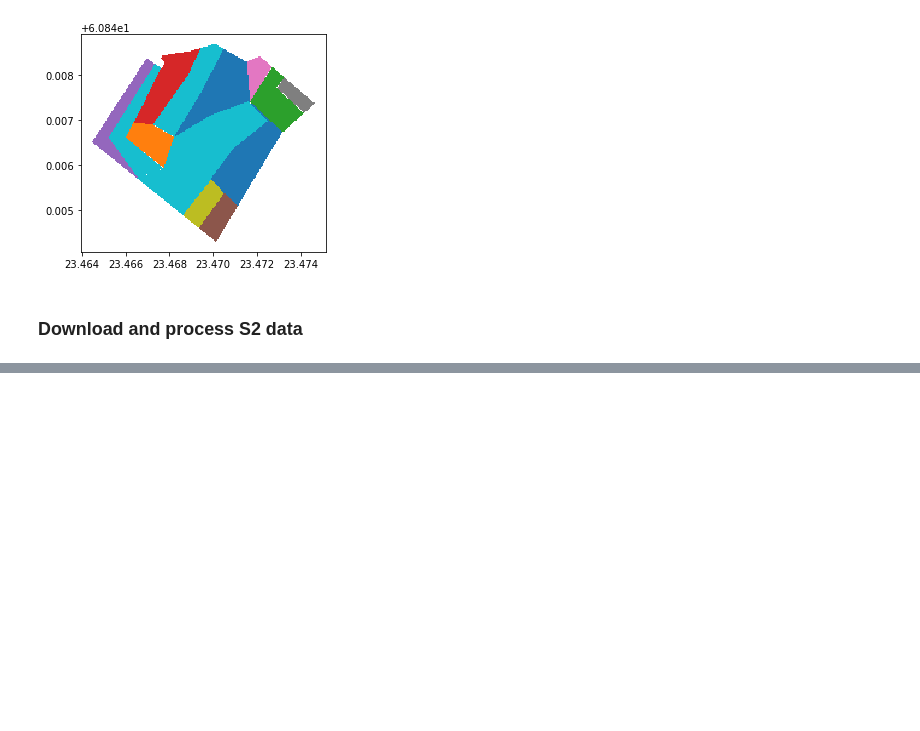
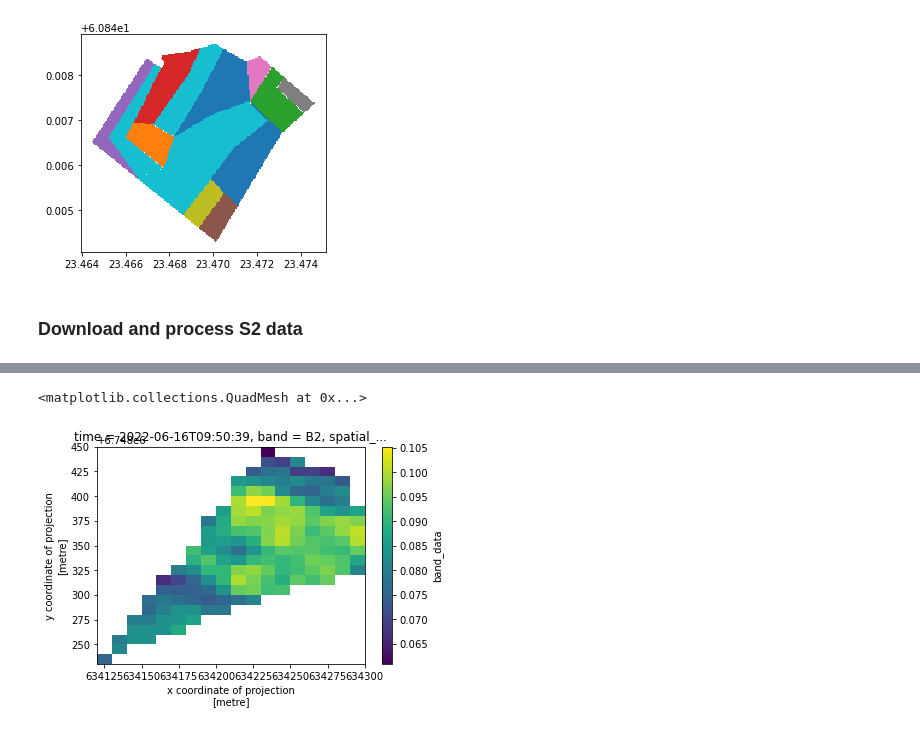
Before and after one commit to TwinYields/twinyields-python, a Jupyter notebook: examples/sentinel2_example.ipynb, the cells around one changed output, grey strips where cells are left out. Saved outputs shown, nothing was run; the diff lists cells and outputs as text; code cells hidden in the pictures; blank space fills up the shorter version.

Commit message:
Add s2 zone processing and saving to DB

```diff
--- a/examples/sentinel2_example.ipynb
+++ b/examples/sentinel2_example.ipynb
@@ -55,0 +74,5 @@ Data variables:
+# %%
+s2.zone_data["zone0"].band_data[0,0,:,:].plot()
+# %% [output]
+<matplotlib.collections.QuadMesh at 0x...>
+[figure, added]
```
Also changed, not shown: parts of 4 cells of this notebook, 5 other files.
